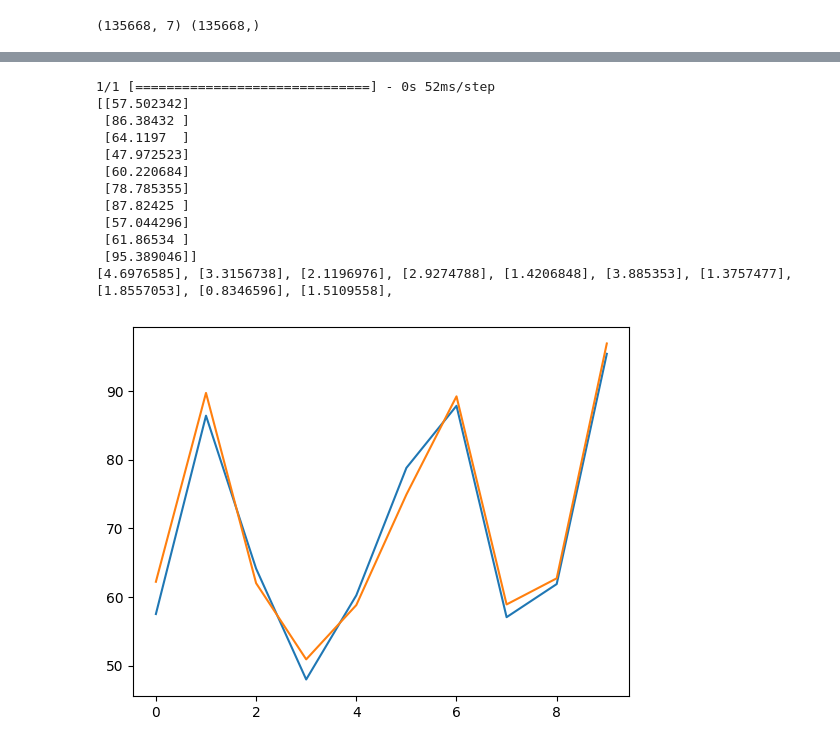
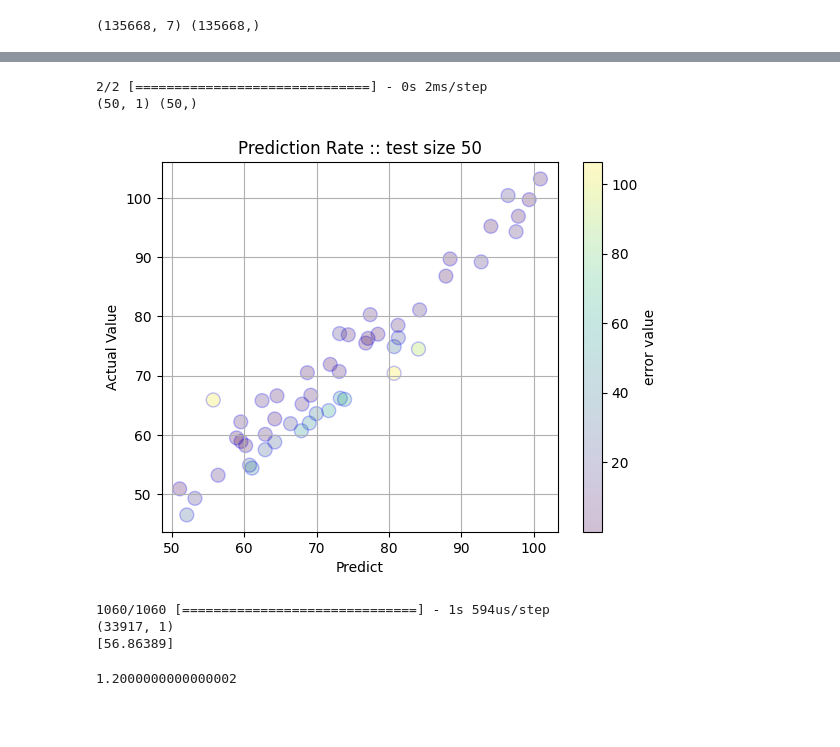
Before and after one commit to jungwon1204/practicePJ, a Jupyter notebook: 20221122_ss_PJ/DataFit_jupyter.ipynb, the cells around one changed output, grey strips where cells are left out. Drawn from its saved outputs; the diff is of its cells as text; code cells hidden in the pictures; blank space fills up the shorter version.

```diff
--- a/20221122_ss_PJ/DataFit_jupyter.ipynb
+++ b/20221122_ss_PJ/DataFit_jupyter.ipynb
@@ -85,30 +109,46 @@ plt.show()
 # %%
-data = model.predict(test_x[:10])
-print(data)
-test_y = test_y[:10]
-
-for i in range(len(test_y)):
-    t = abs(data[i] - test_y[i])
-    print(t, end = ", ")
+data_size = 50# 시각화, 테스트할 데이터 개수
+prd_data = model.predict(test_x[:data_size])
+actual_value = test_y[:data_size]
+abs_data = []
+for i in range(len(actual_value)):
+    t = abs(prd_data[i] - actual_value[i])
+    abs_data.append(t**2)
+    #print(t, end = ", ")
 #history = model.compile(optimizer='adam', loss='mean_squared_error', metrics=['mean_squared_error'])
+print(prd_data.shape, actual_value.shape)
 # %% [output]
-1/1 [==============================] - 0s 52ms/step
-[[57.502342]
- [86.38432 ]
- [64.1197  ]
- [47.972523]
- [60.220684]
- [78.785355]
- [87.82425 ]
- [57.044296]
- [61.86534 ]
- [95.389046]]
-[4.6976585], [3.3156738], [2.1196976], [2.9274788], [1.4206848], [3.885353], [1.3757477], [1.8557053], [0.8346596], [1.5109558],
+2/2 [==============================] - 0s 2ms/step
+(50, 1) (50,)
-# %%
-plt.plot(data)
-plt.plot(test_y)
-plt.show()
-# %% [output]
-[figure, removed]
+# %%
+"""plt.plot(prd_data, "o")
+plt.plot(test_y)
+plt.plot(e_data)"""
+rng = np.random.RandomState(0)
+colors = abs_data#rng.rand(data_size)
+plt.scatter(prd_data, actual_value, c=colors, edgecolor = "b", s = 100, alpha=0.25, cmap='viridis')
+bar = plt.colorbar().set_label("error value")
+plt.title(f"Prediction Rate :: test size {data_size}")
+plt.xlabel(f"Predict")
+plt.ylabel(f"Actual Value")
+plt.grid()
+plt.show()
+# %% [output]
+[figure, added]
 # %%
 model.save(path+r"\save_model\model_1.h5")
+# %%
+model = models.load_model(path+r"\save_model\model_GoodLoss.h5")
+load_model_pre = model.predict(test_x)
+print(load_model_pre.shape)
+print(load_model_pre[0])
+# %% [output]
+1060/1060 [==============================] - 1s 594us/step
+(33917, 1)
+[56.86389]
+# %%
+a = 1.1
+b = 0.1
+a + b
+# %% [output]
+1.2000000000000002
```
Also changed, not shown: parts of 6 cells of this notebook, 2 other files.
